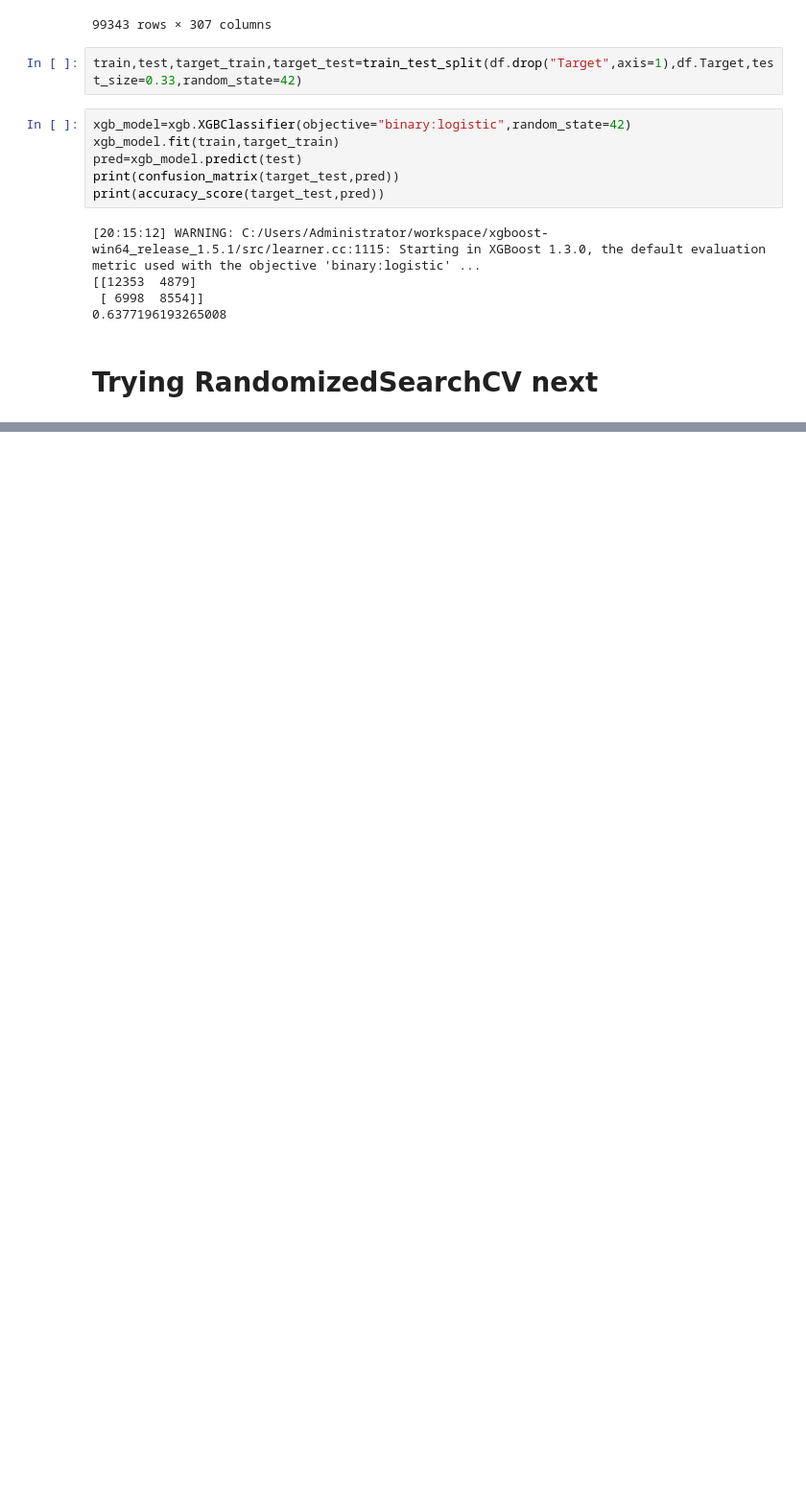
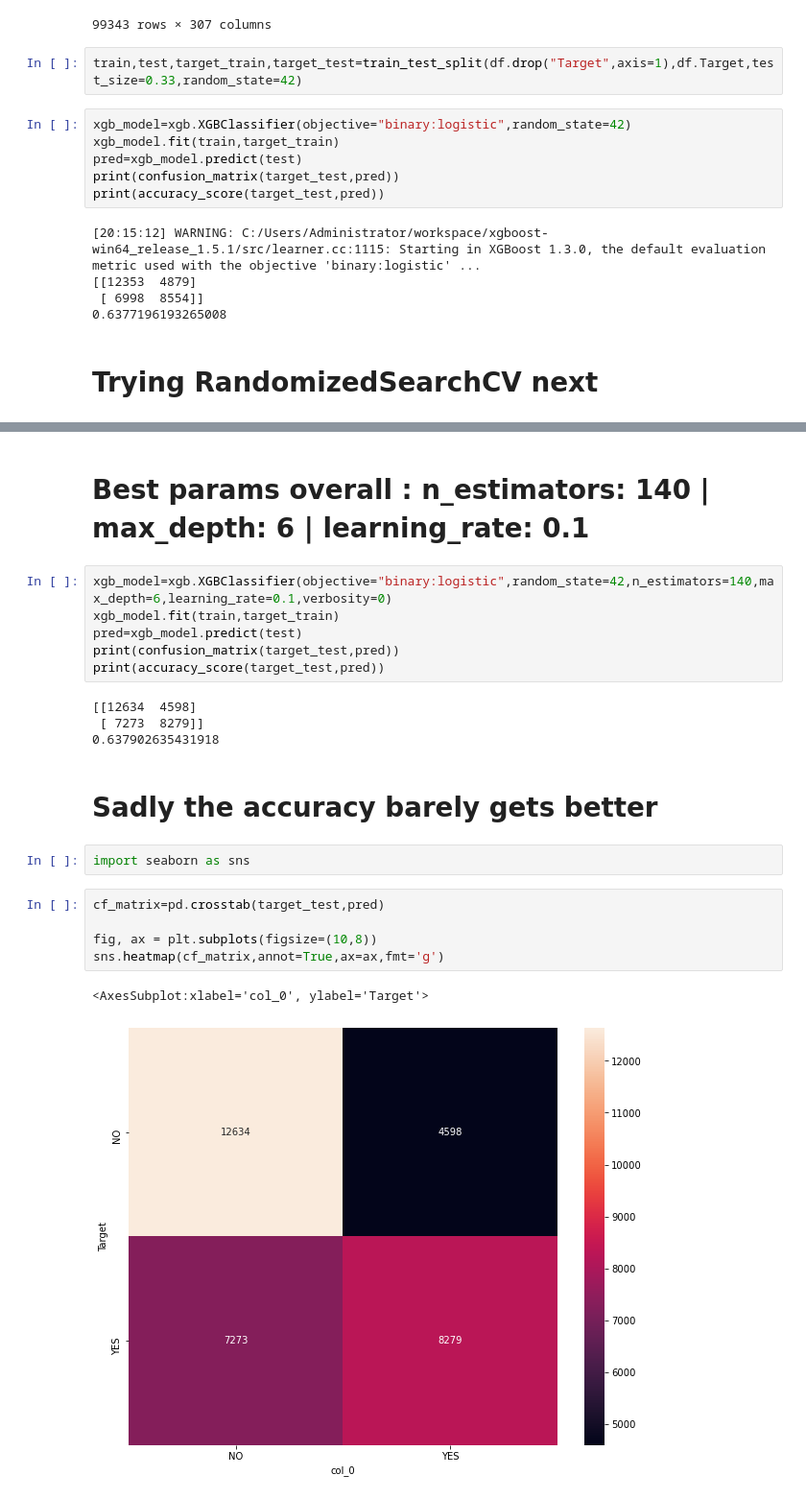
Before and after one commit to LaRitaDu12/python_hospital, a Jupyter notebook: XgboostSKlearn.ipynb, the cells around one changed output, grey strips where cells are left out. Shown at 96% size. Cells and saved outputs as stored; diff of their text form; blank space fills up the shorter version.

Commit message:
Tried random grid search

```diff
--- a/XgboostSKlearn.ipynb
+++ b/XgboostSKlearn.ipynb
@@ -102,0 +138,24 @@ print(accuracy_score(target_test,pred))
+# %% [markdown]
+# Best params overall : n_estimators: 140 | max_depth: 6 | learning_rate: 0.1
+# %%
+xgb_model=xgb.XGBClassifier(objective="binary:logistic",random_state=42,n_estimators=140,max_depth=6,learning_rate=0.1,verbosity=0)
+xgb_model.fit(train,target_train)
+pred=xgb_model.predict(test)
+print(confusion_matrix(target_test,pred))
+print(accuracy_score(target_test,pred))
+# %% [output]
+[[12634  4598]
+ [ 7273  8279]]
+0.637902635431918
+# %% [markdown]
+# Sadly the accuracy barely gets better
+# %%
+import seaborn as sns
+# %%
+cf_matrix=pd.crosstab(target_test,pred)
+
+fig, ax = plt.subplots(figsize=(10,8))
+sns.heatmap(cf_matrix,annot=True,ax=ax,fmt='g')
+# %% [output]
+<AxesSubplot:xlabel='col_0', ylabel='Target'>
+[figure, added]
```
Also changed, not shown: parts of 9 cells of this notebook, 2 other files.
